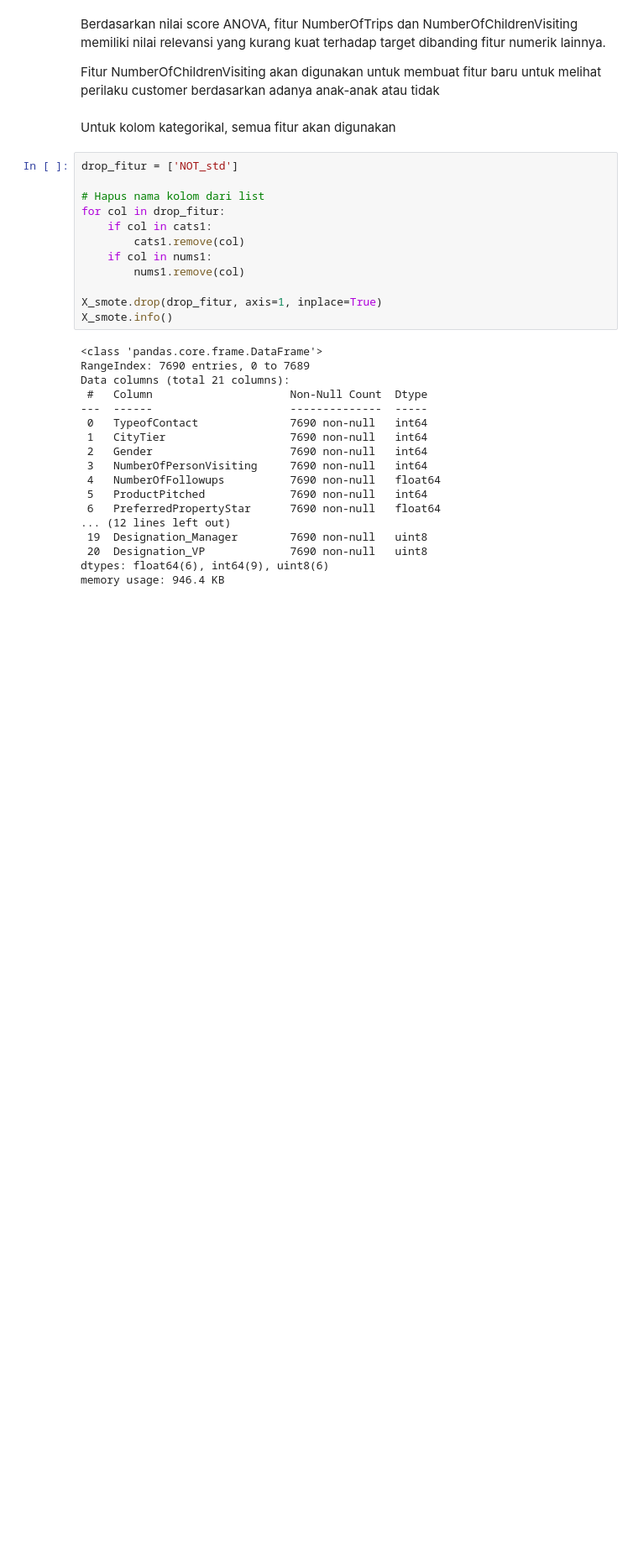
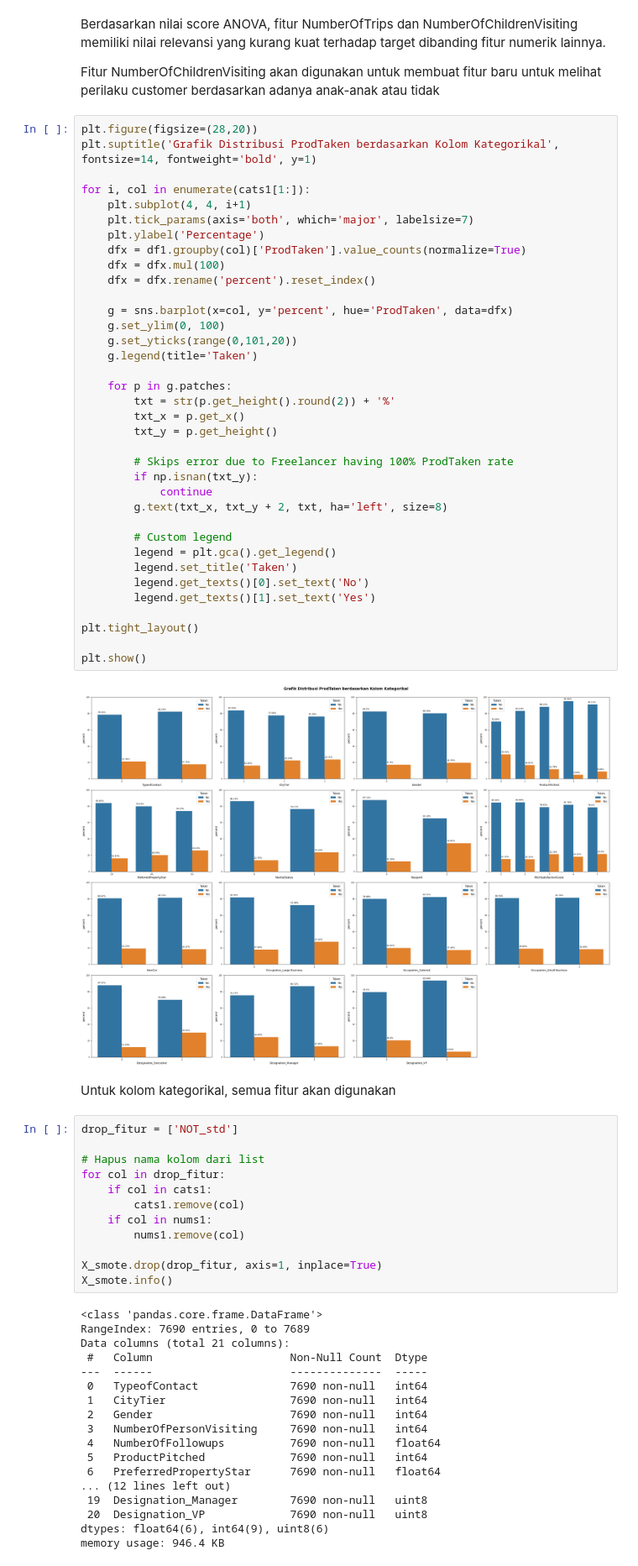
Before and after one commit to andreadeputra/Rakamin_Final_Project, a Jupyter notebook: Infinity.ipynb, the cells around one changed output. Shown at 84% size. Saved outputs shown, nothing was run; the diff lists cells and outputs as text; blank space fills up the shorter version.

```diff
--- a/Infinity.ipynb
+++ b/Infinity.ipynb
@@ -796,6 +796,44 @@ plt.show()
 Berdasarkan nilai score ANOVA, fitur NumberOfTrips dan NumberOfChildrenVisiting memiliki nilai relevansi yang kurang kuat terhadap target dibanding fitur numerik lainnya.
 
 Fitur NumberOfChildrenVisiting akan digunakan untuk membuat fitur baru untuk melihat perilaku customer berdasarkan adanya anak-anak atau tidak
+# %%
+plt.figure(figsize=(28,20))
+plt.suptitle('Grafik Distribusi ProdTaken berdasarkan Kolom Kategorikal', fontsize=14, fontweight='bold', y=1)
+
+for i, col in enumerate(cats1[1:]):
+    plt.subplot(4, 4, i+1)
+    plt.tick_params(axis='both', which='major', labelsize=7)
+    plt.ylabel('Percentage')
+    dfx = df1.groupby(col)['ProdTaken'].value_counts(normalize=True)
+    dfx = dfx.mul(100)
+    dfx = dfx.rename('percent').reset_index()
+
+    g = sns.barplot(x=col, y='percent', hue='ProdTaken', data=dfx)
+    g.set_ylim(0, 100)
+    g.set_yticks(range(0,101,20))
+    g.legend(title='Taken')
+
+    for p in g.patches:
+        txt = str(p.get_height().round(2)) + '%'
+        txt_x = p.get_x()
+        txt_y = p.get_height()
+
+        # Skips error due to Freelancer having 100% ProdTaken rate
+        if np.isnan(txt_y):
+            continue
+        g.text(txt_x, txt_y + 2, txt, ha='left', size=8)
+
+        # Custom legend
+        legend = plt.gca().get_legend()
+        legend.set_title('Taken')
+        legend.get_texts()[0].set_text('No')
+        legend.get_texts()[1].set_text('Yes')
+
+plt.tight_layout()
+
+plt.show()
+# %% [output]
+[figure, added]
 # %% [markdown]
 Untuk kolom kategorikal, semua fitur akan digunakan
 # %%
```
Also changed, not shown: parts of 2 cells of this notebook.
